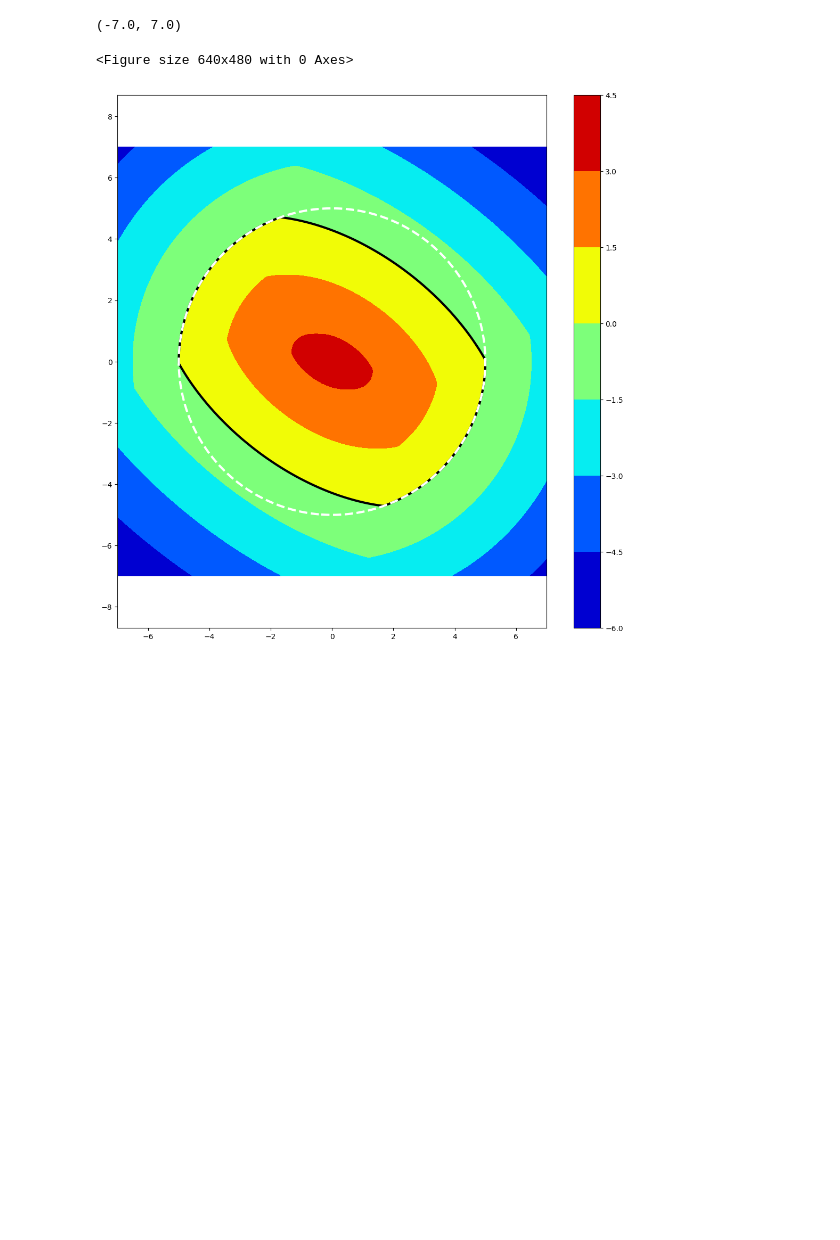
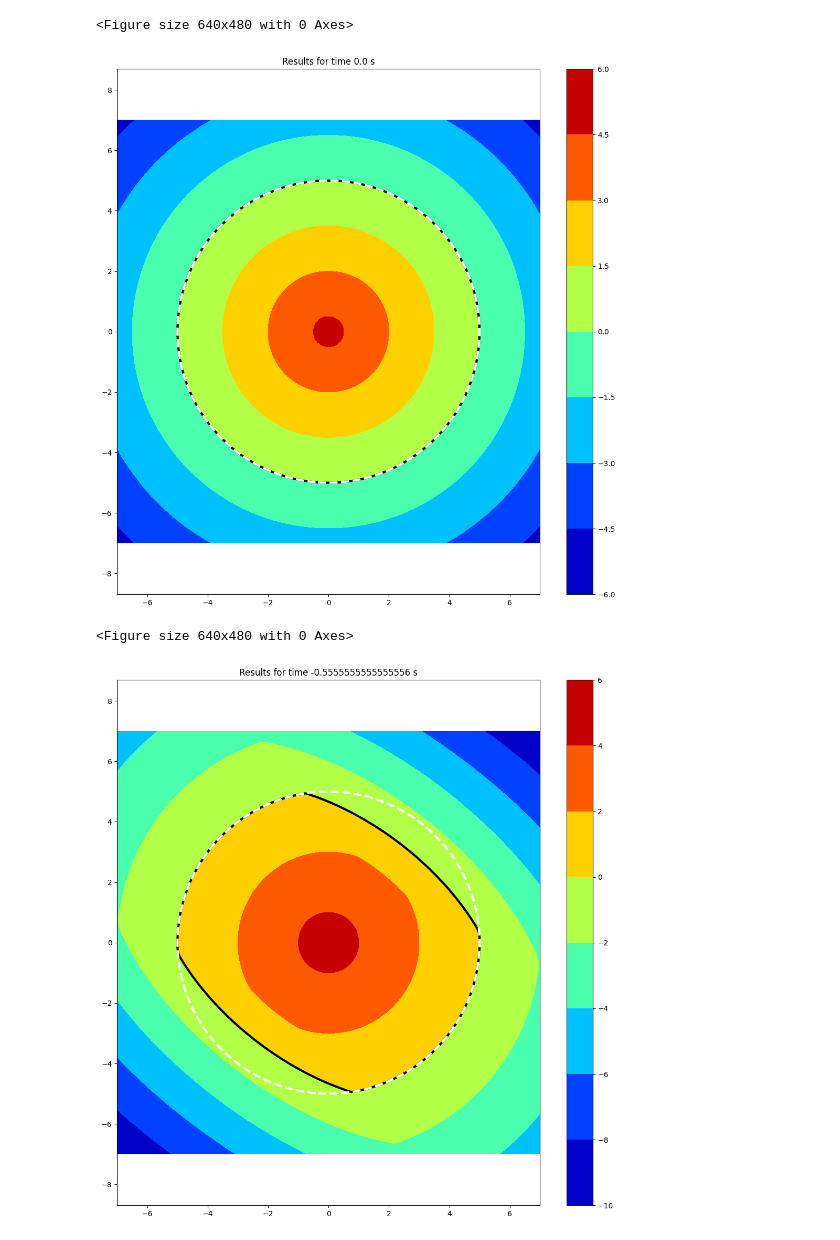
Before and after one commit to Extrabartek/cvbf_safety_filter, a Jupyter notebook: di_hj_calc.ipynb, the cells around one changed output. Drawn from its saved outputs; the diff is of its cells as text; code cells hidden in the pictures; blank space fills up the shorter version.

Commit message:
value function gucci

```diff
--- a/di_hj_calc.ipynb
+++ b/di_hj_calc.ipynb
@@ -22,7 +22,7 @@ from controllers.CBVF_QP import CBVFQPController, find_safe_entry_time_efficient
 from controllers.CBVFInterpolator import CBVFInterpolator
 from utils.animator import create_trajectory_animation
 # %%
-dynamics = DoubleIntegrator(control_mode='min')
+dynamics = DoubleIntegrator(control_mode='max')
 
 # limits of the grid in degrees
 x1_lim = 7
@@ -34,13 +34,15 @@ grid = cbvf.Grid.from_lattice_parameters_and_boundary_conditions(cbvf.sets.Box(n
                                                                            (300, 300))
 values_vi = -jnp.linalg.norm(grid.states[..., :2], axis=-1) + 5  # radius in radians
 
-initial_values = jnp.linalg.norm(grid.states[..., :2], axis=-1) + 5
+initial_values = -jnp.linalg.norm(grid.states[..., :2], axis=-1) + 5
 
-times = np.linspace(0, -0.5, 10)
+times = np.linspace(0, -5, 10)
+
+gamma = 0.5
 # %%
 solver_settings = cbvf.SolverSettings.with_accuracy("cbvf",
                                                   hamiltonian_postprocessor=cbvf.solver.identity,
-                                                  gamma=0.5)
+                                                  gamma=gamma)
 target_values = cbvf.solve_cbvf(solver_settings=solver_settings,
                                    dynamics=dynamics,
                                    grid=grid,
@@ -193,24 +57,27 @@ plot_time_index = len(times) // 2
 # %%
-plt.jet()
-plt.figure(figsize=(13, 13))
-plt.contourf(grid.coordinate_vectors[0], grid.coordinate_vectors[1], target_values[-1, :, :].T)
-plt.colorbar()
-plt.contour(grid.coordinate_vectors[0],
-            grid.coordinate_vectors[1],
-            target_values[-1, :, :].T,
-            levels=0,
-            colors="black",
-            linewidths=3)
-plt.contour(grid.coordinate_vectors[0],
-            grid.coordinate_vectors[1],
-            values_vi.T,
-            levels=0,
-            colors="white",
-            linewidths=3,
-            linestyles='--')
-plt.axis('equal')
-plt.xlim(-x1_lim, x1_lim)
+for i, time in enumerate(times):
+    plt.jet()
+    plt.figure(figsize=(13, 13))
+    plt.contourf(grid.coordinate_vectors[0], grid.coordinate_vectors[1], target_values[i, :, :].T)
+    plt.colorbar()
+    plt.contour(grid.coordinate_vectors[0],
+                grid.coordinate_vectors[1],
+                target_values[i, :, :].T,
+                levels=0,
+                colors="black",
+                linewidths=3)
+    plt.contour(grid.coordinate_vectors[0],
+                grid.coordinate_vectors[1],
+                values_vi.T,
+                levels=0,
+                colors="white",
+                linewidths=3,
+                linestyles='--')
+    plt.axis('equal')
+    plt.title(f"Results for time {time} s")
+    plt.show()
 # %% [output]
-(-7.0, 7.0)
+<Figure size 640x480 with 0 Axes>
+[figure, new version]
 <Figure size 640x480 with 0 Axes>
-[figure, old version]
+[figure, added]
```
Also changed, not shown: parts of 8 cells of this notebook.
